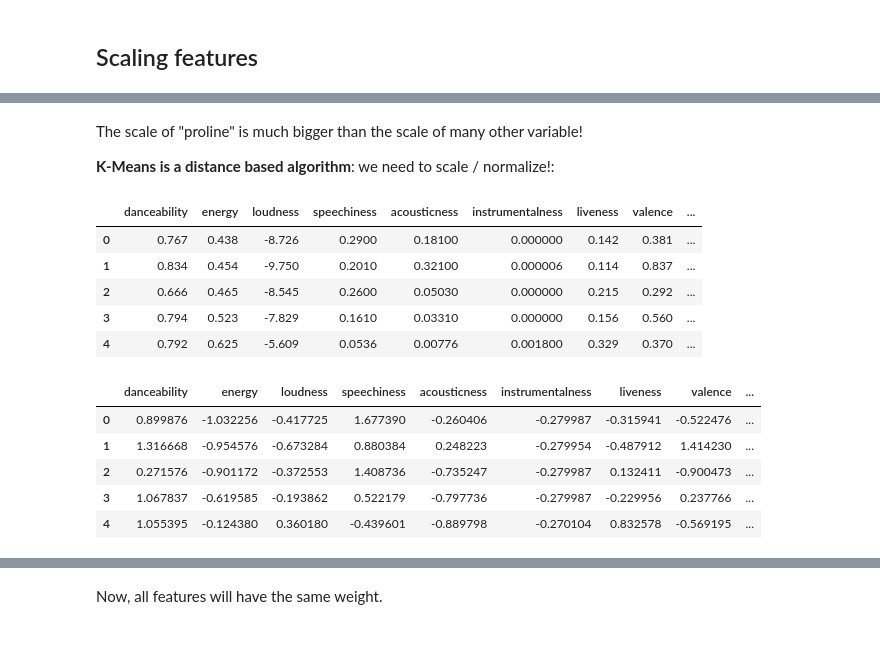
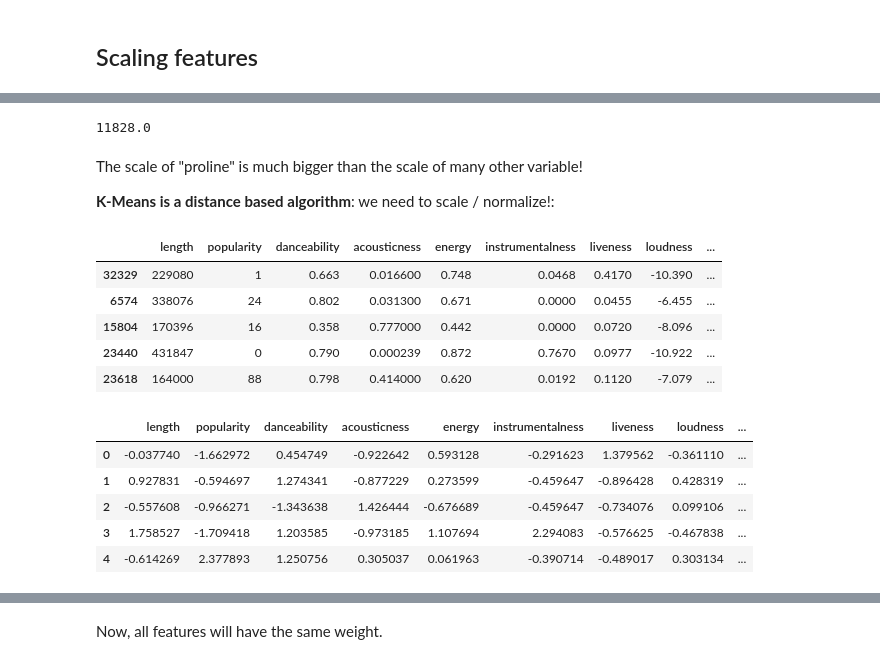
Before and after one commit to Romes-Kalt/IronRoman, a Jupyter notebook: LabWorks/week6/k_means_music_rec1.ipynb, the cells around one changed output, grey strips where cells are left out. Cells and saved outputs as stored; diff of their text form; code cells hidden in the pictures.

```diff
--- a/LabWorks/week6/k_means_music_rec1.ipynb
+++ b/LabWorks/week6/k_means_music_rec1.ipynb
@@ -12,4 +12,4 @@ from sklearn.metrics import silhouette_score
 # %% [markdown]
 ## Loading the sklearn's wines dataset
 # %%
-data = pd.read_csv("./data/raw_data.csv", sep=";")
+data = pd.read_csv("./data/song_db.csv", sep=";", error_bad_lines=False)
@@ -27,4 +30,5 @@ data = pd.read_csv("./data/raw_data.csv", sep=";")
 print()
 data.head()
 X = data.copy()
-X.drop(["id","uri","artist","song","mode","this_timesignature", "key", "duration_ms"], axis=1, inplace=True)
+
+X.drop(['id', 'name', 'album', 'artist', 'release_date','mode','type', 'time_signature'], axis=1, inplace=True)
@@ -81,28 +94,35 @@ X.describe()
+# %%
+round(len(X)/4,0)
+# %% [output]
+11828.0
+# %%
+
+X_sample = X.sample(int(round(len(X)/4,0)))
 # %% [markdown]
 The scale of "proline" is much bigger than the scale of many other variable!
 
 **K-Means is a distance based algorithm**: we need to scale / normalize!:
 # %%
 scaler = StandardScaler()
-scaler.fit(X)
-X_scaled = scaler.transform(X)
-X_scaled_df = pd.DataFrame(X_scaled, columns = X.columns)
-display(X.head())
+scaler.fit(X_sample)
+X_scaled = scaler.transform(X_sample)
+X_scaled_df = pd.DataFrame(X_scaled, columns = X_sample.columns)
+display(X_sample.head())
 print()
 display(X_scaled_df.head())
 # %% [output]
-|  | danceability | energy | loudness | speechiness | acousticness | instrumentalness | liveness | valence | ... |
-| 0 | 0.767 | 0.438 | -8.726 | 0.2900 | 0.18100 | 0.000000 | 0.142 | 0.381 | ... |
-| 1 | 0.834 | 0.454 | -9.750 | 0.2010 | 0.32100 | 0.000006 | 0.114 | 0.837 | ... |
-| 2 | 0.666 | 0.465 | -8.545 | 0.2600 | 0.05030 | 0.000000 | 0.215 | 0.292 | ... |
-| 3 | 0.794 | 0.523 | -7.829 | 0.1610 | 0.03310 | 0.000000 | 0.156 | 0.560 | ... |
-| 4 | 0.792 | 0.625 | -5.609 | 0.0536 | 0.00776 | 0.001800 | 0.329 | 0.370 | ... |
+|  | length | popularity | danceability | acousticness | energy | instrumentalness | liveness | loudness | ... |
+| 32329 | 229080 | 1 | 0.663 | 0.016600 | 0.748 | 0.0468 | 0.4170 | -10.390 | ... |
+| 6574 | 338076 | 24 | 0.802 | 0.031300 | 0.671 | 0.0000 | 0.0455 | -6.455 | ... |
+| 15804 | 170396 | 16 | 0.358 | 0.777000 | 0.442 | 0.0000 | 0.0720 | -8.096 | ... |
+| 23440 | 431847 | 0 | 0.790 | 0.000239 | 0.872 | 0.7670 | 0.0977 | -10.922 | ... |
+| 23618 | 164000 | 88 | 0.798 | 0.414000 | 0.620 | 0.0192 | 0.1120 | -7.079 | ... |
-|  | danceability | energy | loudness | speechiness | acousticness | instrumentalness | liveness | valence | ... |
-| 0 | 0.899876 | -1.032256 | -0.417725 | 1.677390 | -0.260406 | -0.279987 | -0.315941 | -0.522476 | ... |
-| 1 | 1.316668 | -0.954576 | -0.673284 | 0.880384 | 0.248223 | -0.279954 | -0.487912 | 1.414230 | ... |
-| 2 | 0.271576 | -0.901172 | -0.372553 | 1.408736 | -0.735247 | -0.279987 | 0.132411 | -0.900473 | ... |
-| 3 | 1.067837 | -0.619585 | -0.193862 | 0.522179 | -0.797736 | -0.279987 | -0.229956 | 0.237766 | ... |
-| 4 | 1.055395 | -0.124380 | 0.360180 | -0.439601 | -0.889798 | -0.270104 | 0.832578 | -0.569195 | ... |
+|  | length | popularity | danceability | acousticness | energy | instrumentalness | liveness | loudness | ... |
+| 0 | -0.037740 | -1.662972 | 0.454749 | -0.922642 | 0.593128 | -0.291623 | 1.379562 | -0.361110 | ... |
+| 1 | 0.927831 | -0.594697 | 1.274341 | -0.877229 | 0.273599 | -0.459647 | -0.896428 | 0.428319 | ... |
+| 2 | -0.557608 | -0.966271 | -1.343638 | 1.426444 | -0.676689 | -0.459647 | -0.734076 | 0.099106 | ... |
+| 3 | 1.758527 | -1.709418 | 1.203585 | -0.973185 | 1.107694 | 2.294083 | -0.576625 | -0.467838 | ... |
+| 4 | -0.614269 | 2.377893 | 1.250756 | 0.305037 | 0.061963 | -0.390714 | -0.489017 | 0.303134 | ... |
 # %%
 X_scaled_df.describe()
 # %% [output]
```
Also changed, not shown: parts of 13 cells of this notebook, 22 other files.
